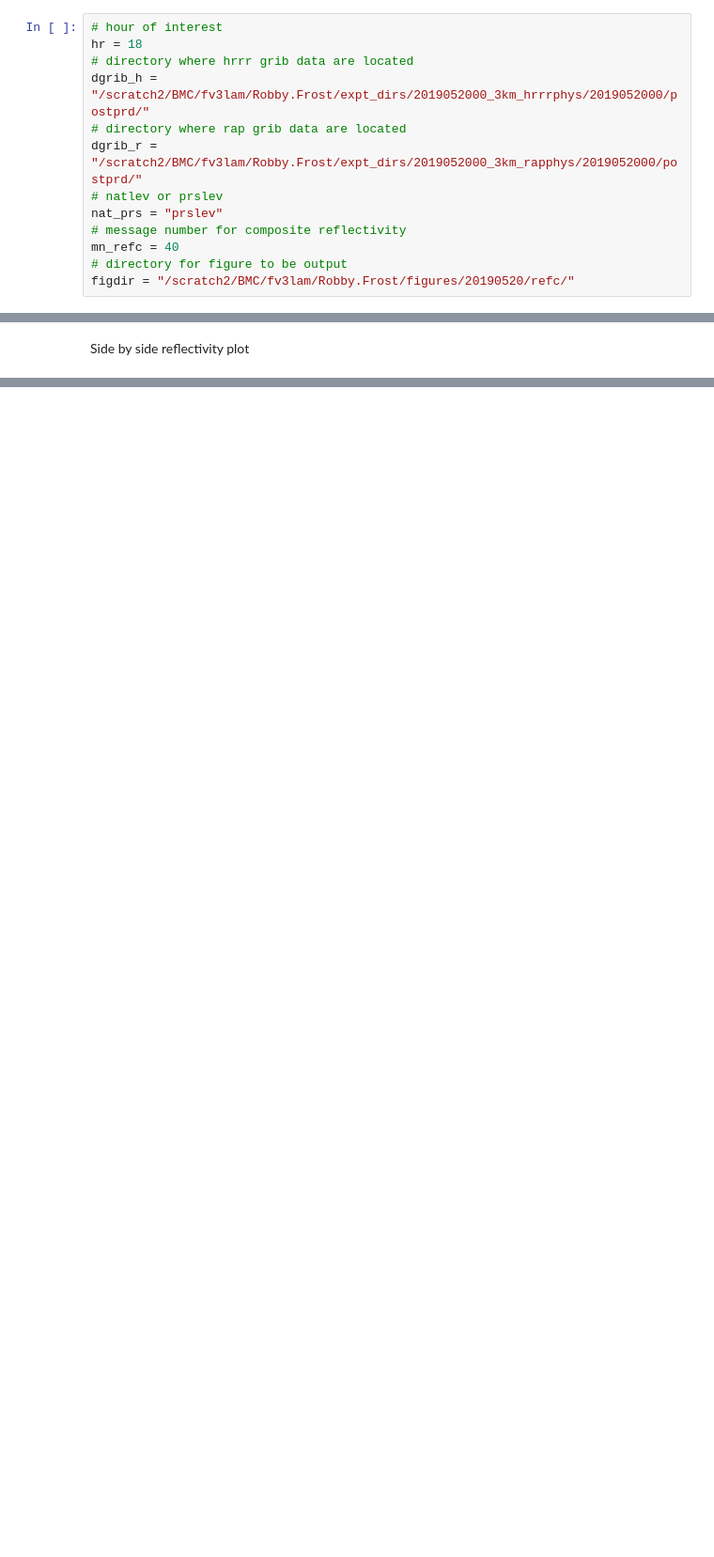
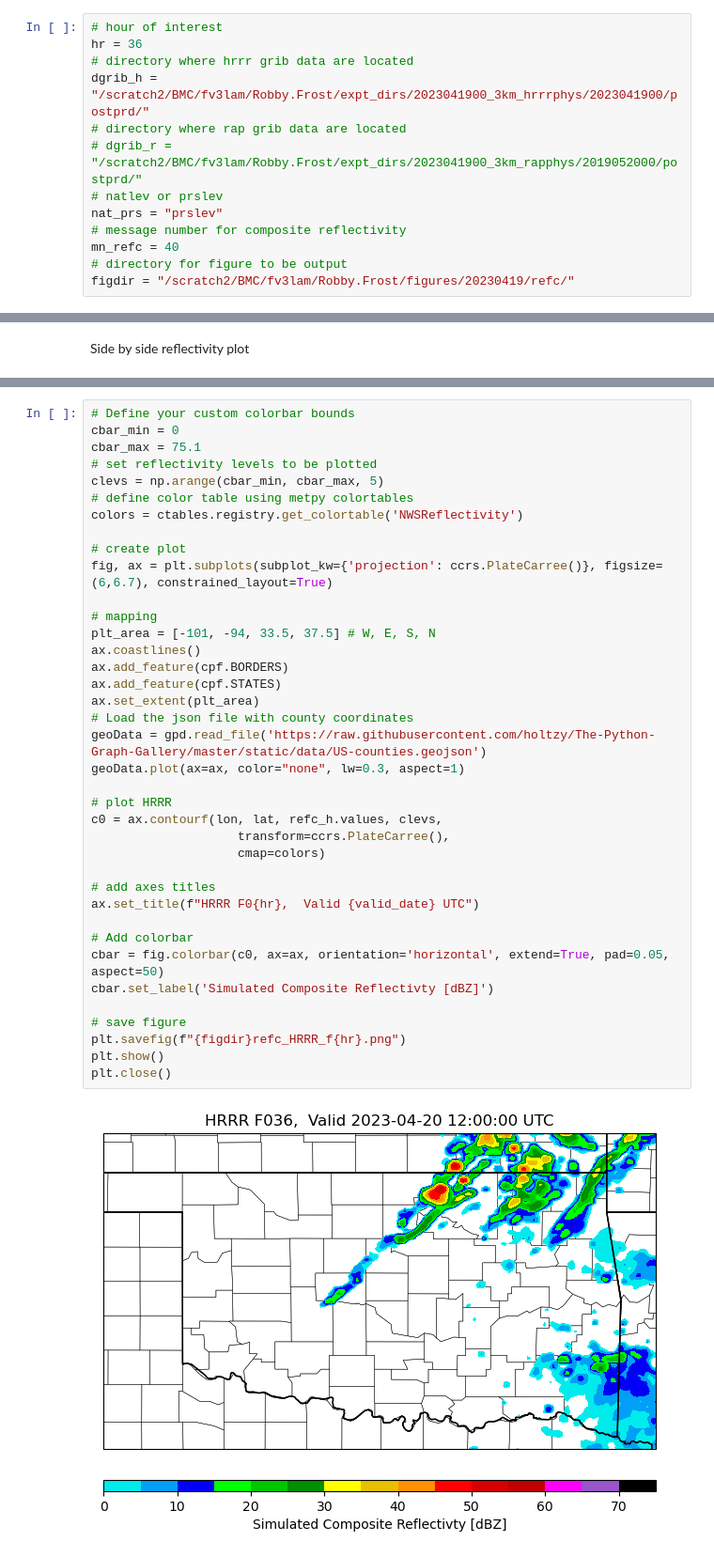
Before and after one commit to robbyfrost/plotting_ufs, a Jupyter notebook: plot_refc.ipynb, the cells around one changed output, grey strips where cells are left out. Shown at 94% size. Saved outputs shown, nothing was run; the diff lists cells and outputs as text; blank space fills up the shorter version.

Commit message:
refc plots complete, sbcape plot in progress

```diff
--- a/plot_refc.ipynb
+++ b/plot_refc.ipynb
@@ -19,17 +20,17 @@ from plotting_functions import read_grib
 Read in composite reflectivity data
 # %%
 # hour of interest
-hr = 18
+hr = 36
 # directory where hrrr grib data are located
-dgrib_h = "/scratch2/BMC/fv3lam/Robby.Frost/expt_dirs/2019052000_3km_hrrrphys/2019052000/postprd/"
+dgrib_h = "/scratch2/BMC/fv3lam/Robby.Frost/expt_dirs/2023041900_3km_hrrrphys/2023041900/postprd/"
 # directory where rap grib data are located
-dgrib_r = "/scratch2/BMC/fv3lam/Robby.Frost/expt_dirs/2019052000_3km_rapphys/2019052000/postprd/"
+# dgrib_r = "/scratch2/BMC/fv3lam/Robby.Frost/expt_dirs/2023041900_3km_rapphys/2019052000/postprd/"
 # natlev or prslev
 nat_prs = "prslev"
 # message number for composite reflectivity
 mn_refc = 40
 # directory for figure to be output
-figdir = "/scratch2/BMC/fv3lam/Robby.Frost/figures/20190520/refc/"
+figdir = "/scratch2/BMC/fv3lam/Robby.Frost/figures/20230419/refc/"
 # %%
 # read in data
 refc_h, lat, lon, valid_date = read_grib(hr, dgrib_h, nat_prs, mn_refc)
@@ -86,0 +86,40 @@ plt.close()
+# %%
+# Define your custom colorbar bounds
+cbar_min = 0
+cbar_max = 75.1
+# set reflectivity levels to be plotted
+clevs = np.arange(cbar_min, cbar_max, 5)
+# define color table using metpy colortables
+colors = ctables.registry.get_colortable('NWSReflectivity')
+
+# create plot
+fig, ax = plt.subplots(subplot_kw={'projection': ccrs.PlateCarree()}, figsize=(6,6.7), constrained_layout=True)
+
+# mapping
+plt_area = [-101, -94, 33.5, 37.5] # W, E, S, N
+ax.coastlines()
+ax.add_feature(cpf.BORDERS)
+ax.add_feature(cpf.STATES)
+ax.set_extent(plt_area)
+# Load the json file with county coordinates
+geoData = gpd.read_file('https://raw.githubusercontent.com/holtzy/The-Python-Graph-Gallery/master/static/data/US-counties.geojson')
+geoData.plot(ax=ax, color="none", lw=0.3, aspect=1)
+
+# plot HRRR
+c0 = ax.contourf(lon, lat, refc_h.values, clevs,
+                    transform=ccrs.PlateCarree(),
+                    cmap=colors)
+
+# add axes titles
+ax.set_title(f"HRRR F0{hr},  Valid {valid_date} UTC")
+
+# Add colorbar
+cbar = fig.colorbar(c0, ax=ax, orientation='horizontal', extend=True, pad=0.05, aspect=50)
+cbar.set_label('Simulated Composite Reflectivty [dBZ]')
+
+# save figure
+plt.savefig(f"{figdir}refc_HRRR_f{hr}.png")
+plt.show()
+plt.close()
+# %% [output]
+[figure, added]
```
Also changed, not shown: parts of 4 cells of this notebook, 4 other files.
